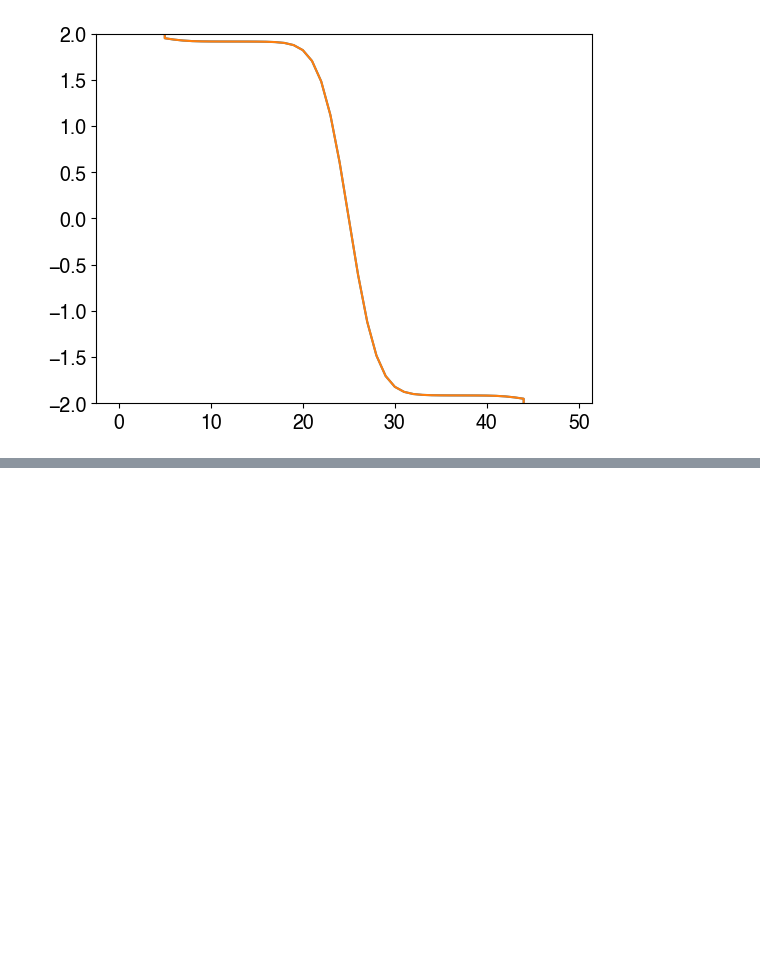
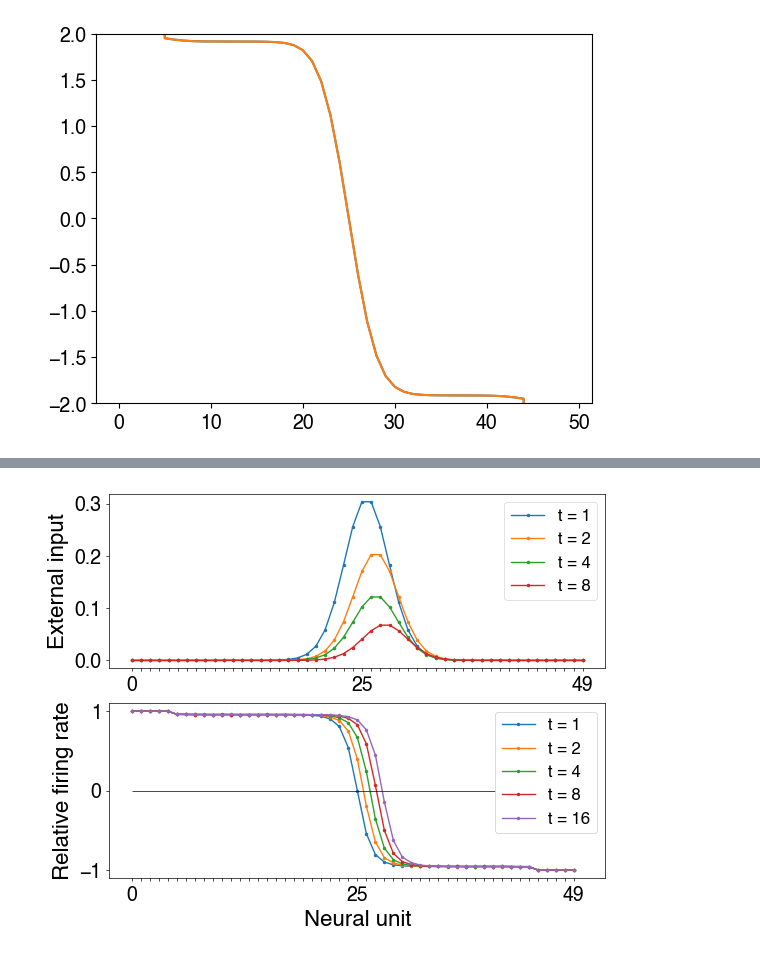
Before and after one commit to Collective-Logic-Lab/laplace-decisions, a Jupyter notebook: develop-translation-operator.ipynb, the cells around one changed output, grey strips where cells are left out. Cells and saved outputs as stored; diff of their text form; code cells hidden in the pictures; blank space fills up the shorter version.

```diff
--- a/develop-translation-operator.ipynb
+++ b/develop-translation-operator.ipynb
@@ -501 +481,39 @@ states = net.simulate_dynamics(edge_state,
 rates = np.tanh(states)
+# %%
+# input plot
+plt.subplot(2,1,1)
+i_list = list(range(i_final))
+times = [2**i for i in i_list] #[0,1,2,4,8]
+for t in times[:-1]:
+    plt.plot(translation_input_time_varying[int(t/delta_t)],'.-',label='t = {}'.format(t),lw=1,ms=3)
+leg = plt.legend()
+labels=['' for i in range(N)]
+labeled_n = [0,int(N/2),N-1]
+for n in labeled_n:
+    labels[n] = n
+plt.xticks(ticks=range(N),labels=labels)
+plt.ylabel('External input')
+#plt.xlabel('Neural unit')
+defaultFigure.makePretty(leg=leg)
+
+# firing rate plot
+plt.subplot(2,1,2)
+for i,t in zip(i_list,times):
+    plt.plot(rates.loc[t],'.-',label="t = {}".format(t),lw=1,ms=3)
+    #plt.vlines([center + 2/3*i],-0.5,0.5,color='C3',lw=0.5)
+plt.hlines(0,0,50,color='k',lw=0.5)
+
+plt.xlabel('Neural unit')
+plt.ylabel('Relative firing rate')
+leg = plt.legend(framealpha=1)
+labels=['' for i in range(N)]
+labeled_n = [0,int(N/2),N-1]
+for n in labeled_n:
+    labels[n] = n
+plt.xticks(ticks=range(N),labels=labels)
+defaultFigure.makePretty(leg=leg)
+
+plt.subplots_adjust(bottom=0.15,top=0.95)
+#plt.savefig('230928_move_edge_constant_velocity.pdf')
+# %% [output]
+[figure, added]
```
Also changed, not shown: parts of 8 cells of this notebook.
